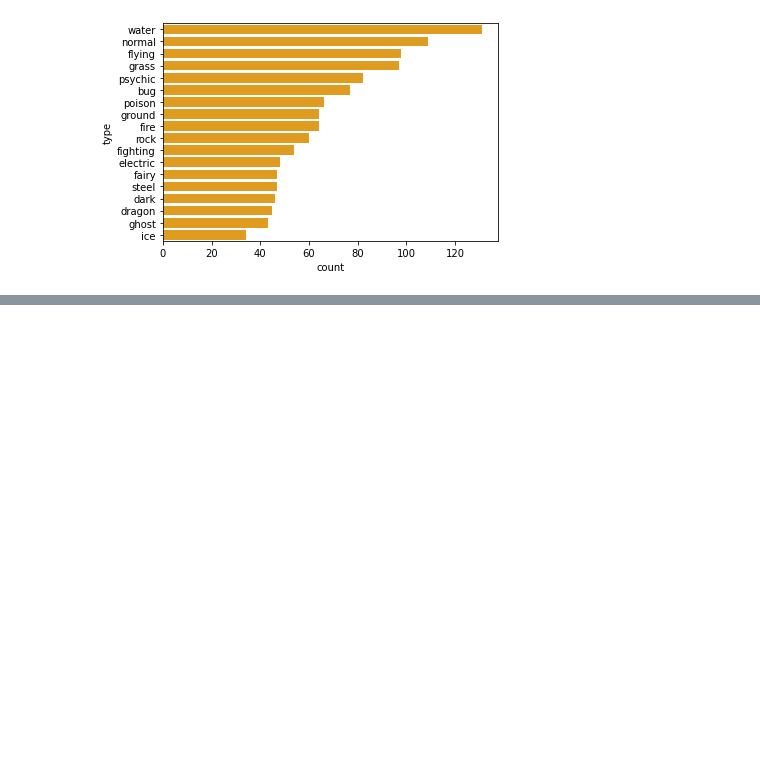
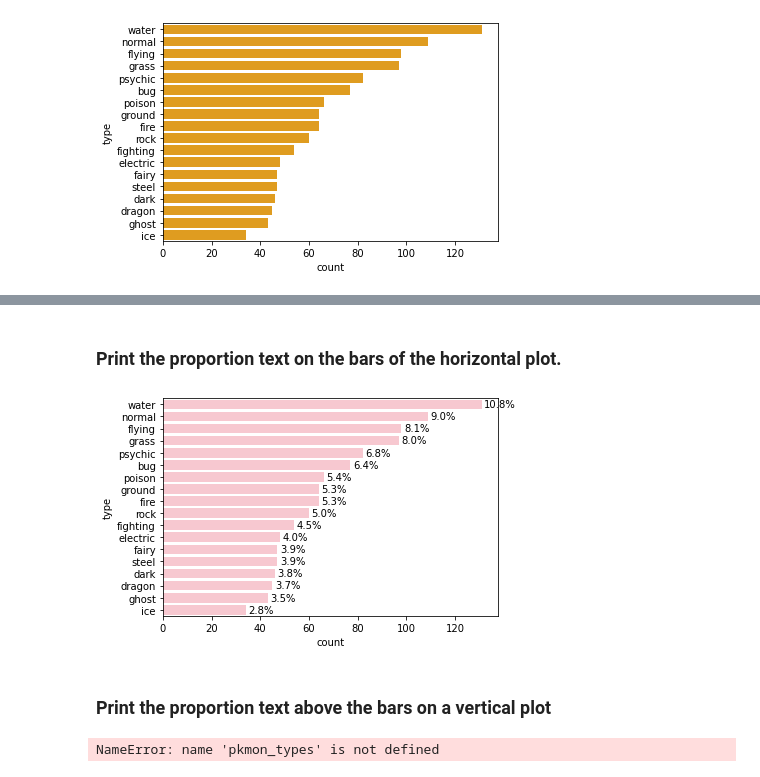
Before and after one commit to gilbertodemelo/pokemon, a Jupyter notebook: Pokemon.ipynb, the cells around one changed output, grey strips where cells are left out. Saved outputs shown, nothing was run; the diff lists cells and outputs as text; code cells hidden in the pictures; blank space fills up the shorter version.

```diff
--- a/Pokemon.ipynb
+++ b/Pokemon.ipynb
@@ -90,0 +128,40 @@ sb.countplot(data = pokemon_types, y = 'type', color = 'orange', order = type_or
+# %% [markdown]
+### Print the proportion text on the bars of the horizontal plot.
+# %%
+sb.countplot(data = pokemon_types, y = 'type', color = 'pink', order = type_order)
+# Logic to print the proportion on the bars
+for i in range(type_counts.shape[0]):
+    count = type_counts[i]
+    pct_string = '{:0.1f}%'.format(100 * count / n_pokemon)
+    # Print the string value on the bar
+    plt.text(count + 1, i, pct_string, va = 'center')
+# %% [output]
+[figure, added]
+# %% [markdown]
+### Print the proportion text above the bars on a vertical plot
+# %%
+sb.countplot(data=pkmon_types, x='type', color = 'red', order=type_order)
+
+# Recalculating the type_counts just to have clarity
+type_counts = pokemon_types['type'].value_counts()
+
+# get the current tick locations and labels
+locs, labels = plt.xticks(rotation = 90)
+
+# loop through each pair of locations and labels
+for loc, label in zip(locs, labels):
+
+    # get the text property for the label to get the correct count
+    count = type_counts[label.get_text()]
+    pct_string = '{:0.1f}%'.format(100 * count / n_pokemon)
+
+    # print the annotation just below the top of the bar
+    plt.text(loc, count + 2, pct_string, ha = 'center', color = 'black')
+
+# Change the size of the plot
+from matplotlib import rcParams
+# Specify the figure size in inches, for both X, and Y axes
+# rcParams['figure.figsize'] = 20, 10
+plt.plot(size=(20, 10))
+# %% [output]
+NameError: name 'pkmon_types' is not defined
```
Also changed, not shown: parts of 8 cells of this notebook.
